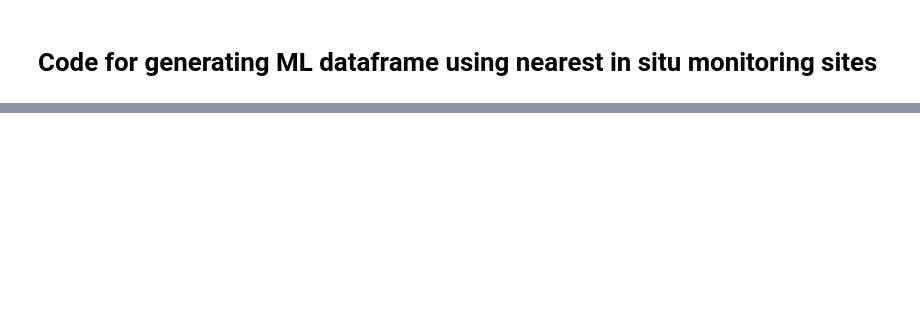
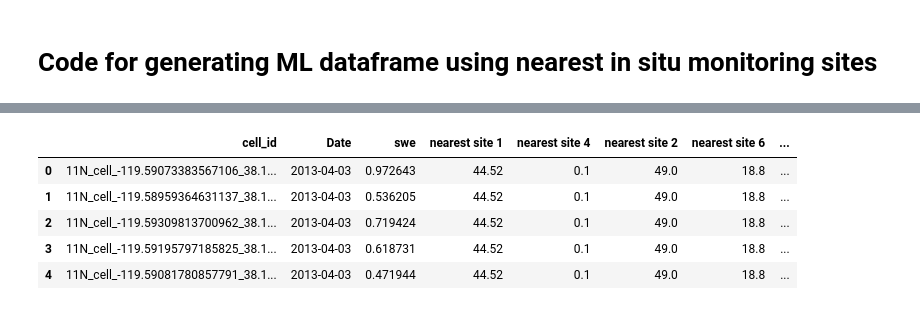
Before and after one commit to whitelightning450/SWEMLv2.0, a Jupyter notebook: Dataprocessing/DataProcessing_PipelineModularized.ipynb, the cells around one changed output, grey strips where cells are left out. Cells and saved outputs as stored; diff of their text form; code cells hidden in the pictures; blank space fills up the shorter version.

```diff
--- a/Dataprocessing/DataProcessing_PipelineModularized.ipynb
+++ b/Dataprocessing/DataProcessing_PipelineModularized.ipynb
@@ -388,3 +124,14 @@ print(os.cpu_count())
+# %%
+
+df = pd.merge(finaldf, aso_gdf, on = 'cell_id', how = 'left')
+df.head()
+# %% [output]
+|  | cell_id | Date | swe | nearest site 1 | nearest site 4 | nearest site 2 | nearest site 6 | ... |
+| 0 | 11N_cell_-119.59073383567106_38.1... | 2013-04-03 | 0.972643 | 44.52 | 0.1 | 49.0 | 18.8 | ... |
+| 1 | 11N_cell_-119.58959364631137_38.1... | 2013-04-03 | 0.536205 | 44.52 | 0.1 | 49.0 | 18.8 | ... |
+| 2 | 11N_cell_-119.59309813700962_38.1... | 2013-04-03 | 0.719424 | 44.52 | 0.1 | 49.0 | 18.8 | ... |
+| 3 | 11N_cell_-119.59195797185825_38.1... | 2013-04-03 | 0.618731 | 44.52 | 0.1 | 49.0 | 18.8 | ... |
+| 4 | 11N_cell_-119.59081780857791_38.1... | 2013-04-03 | 0.471944 | 44.52 | 0.1 | 49.0 | 18.8 | ... |
 # %%
 # Merge with metadata
 req_cols = ['cell_id', 'lat', 'lon', 'BR_Coord_Long', 'BR_Coord_Lat', 'UR_Coord_Long', 'UR_Coord_Lat',
```
Also changed, not shown: parts of 13 cells of this notebook, 2 other files.
